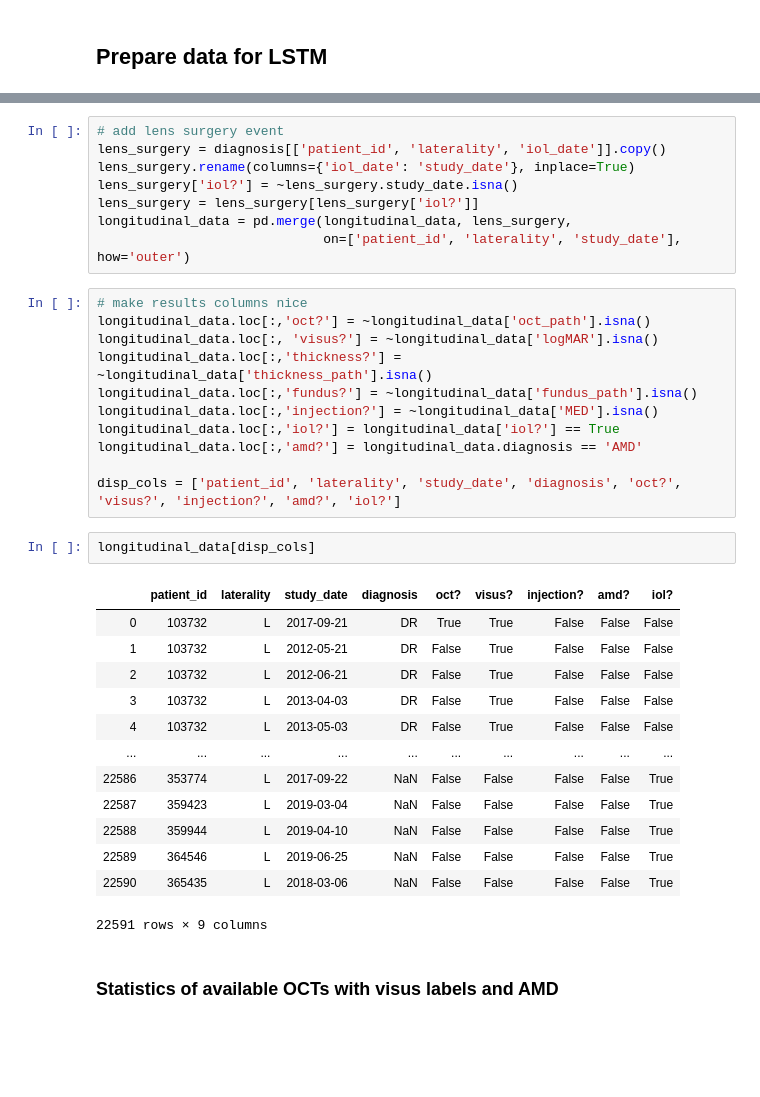
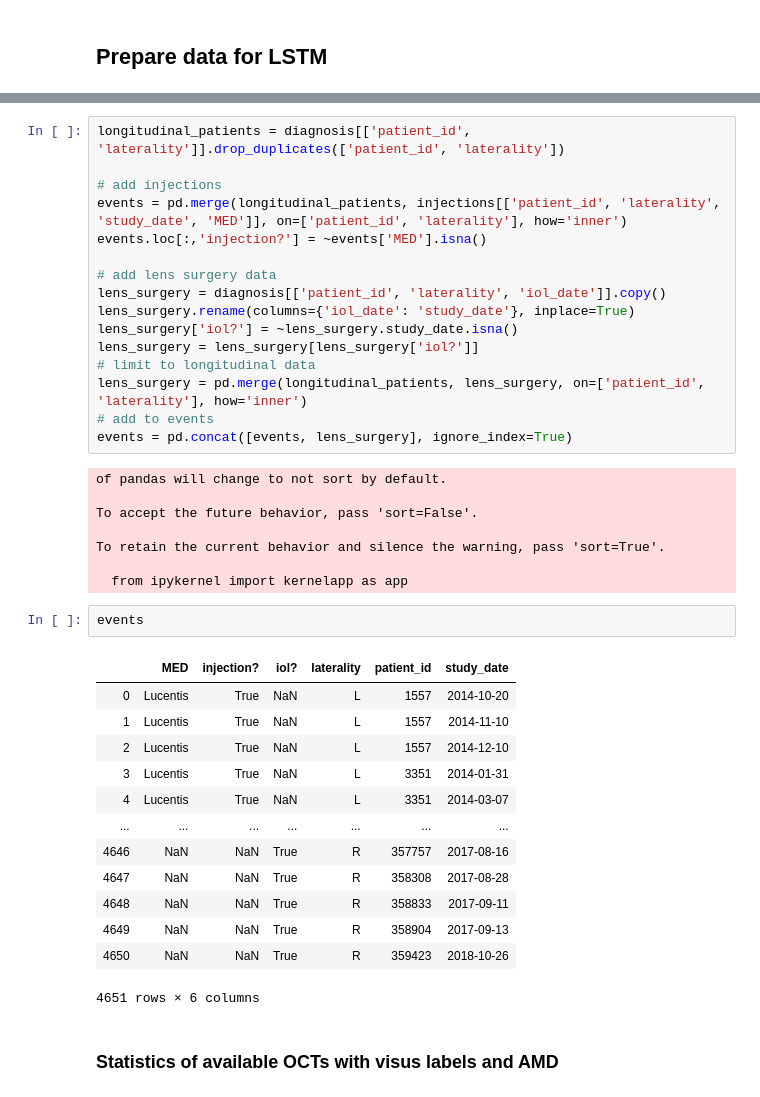
Before and after one commit to theislab/LODE, a Jupyter notebook: eye_clinic_general/dwh_tables_preprocessing/Preprocessing_02Match.ipynb, the cells around one changed output, grey strips where cells are left out. Drawn from its saved outputs; the diff is of its cells as text; blank space fills up the shorter version.

```diff
--- a/eye_clinic_general/dwh_tables_preprocessing/Preprocessing_02Match.ipynb
+++ b/eye_clinic_general/dwh_tables_preprocessing/Preprocessing_02Match.ipynb
@@ -126,37 +106,42 @@ longitudinal_data = pd.merge(merged, diagnosis[['patient_id', 'laterality', 'dia
 # %%
-# add lens surgery event
+longitudinal_patients = diagnosis[['patient_id', 'laterality']].drop_duplicates(['patient_id', 'laterality'])
+
+# add injections
+events = pd.merge(longitudinal_patients, injections[['patient_id', 'laterality', 'study_date', 'MED']], on=['patient_id', 'laterality'], how='inner')
+events.loc[:,'injection?'] = ~events['MED'].isna()
+
+# add lens surgery data
 lens_surgery = diagnosis[['patient_id', 'laterality', 'iol_date']].copy()
 lens_surgery.rename(columns={'iol_date': 'study_date'}, inplace=True)
 lens_surgery['iol?'] = ~lens_surgery.study_date.isna()
 lens_surgery = lens_surgery[lens_surgery['iol?']]
-longitudinal_data = pd.merge(longitudinal_data, lens_surgery,
-                             on=['patient_id', 'laterality', 'study_date'], how='outer')
+# limit to longitudinal data
+lens_surgery = pd.merge(longitudinal_patients, lens_surgery, on=['patient_id', 'laterality'], how='inner')
+# add to events
+events = pd.concat([events, lens_surgery], ignore_index=True)
+# %% [output]
+of pandas will change to not sort by default.
+
+To accept the future behavior, pass 'sort=False'.
+
+To retain the current behavior and silence the warning, pass 'sort=True'.
+
+  from ipykernel import kernelapp as app
-# %%
-# make results columns nice
-longitudinal_data.loc[:,'oct?'] = ~longitudinal_data['oct_path'].isna()
-longitudinal_data.loc[:, 'visus?'] = ~longitudinal_data['logMAR'].isna()
-longitudinal_data.loc[:,'thickness?'] = ~longitudinal_data['thickness_path'].isna()
-longitudinal_data.loc[:,'fundus?'] = ~longitudinal_data['fundus_path'].isna()
-longitudinal_data.loc[:,'injection?'] = ~longitudinal_data['MED'].isna()
-longitudinal_data.loc[:,'iol?'] = longitudinal_data['iol?'] == True
-longitudinal_data.loc[:,'amd?'] = longitudinal_data.diagnosis == 'AMD'
-
-disp_cols = ['patient_id', 'laterality', 'study_date', 'diagnosis', 'oct?', 'visus?', 'injection?', 'amd?', 'iol?']
-# %%
-longitudinal_data[disp_cols]
-# %% [output]
-|  | patient_id | laterality | study_date | diagnosis | oct? | visus? | injection? | amd? | iol? |
-| 0 | 103732 | L | 2017-09-21 | DR | True | True | False | False | False |
-| 1 | 103732 | L | 2012-05-21 | DR | False | True | False | False | False |
-| 2 | 103732 | L | 2012-06-21 | DR | False | True | False | False | False |
-| 3 | 103732 | L | 2013-04-03 | DR | False | True | False | False | False |
-| 4 | 103732 | L | 2013-05-03 | DR | False | True | False | False | False |
-| ... | ... | ... | ... | ... | ... | ... | ... | ... | ... |
-| 22586 | 353774 | L | 2017-09-22 | NaN | False | False | False | False | True |
-| 22587 | 359423 | L | 2019-03-04 | NaN | False | False | False | False | True |
-| 22588 | 359944 | L | 2019-04-10 | NaN | False | False | False | False | True |
-| 22589 | 364546 | L | 2019-06-25 | NaN | False | False | False | False | True |
-| 22590 | 365435 | L | 2018-03-06 | NaN | False | False | False | False | True |
-22591 rows × 9 columns
+# %%
+events
+# %% [output]
+|  | MED | injection? | iol? | laterality | patient_id | study_date |
+| 0 | Lucentis | True | NaN | L | 1557 | 2014-10-20 |
+| 1 | Lucentis | True | NaN | L | 1557 | 2014-11-10 |
+| 2 | Lucentis | True | NaN | L | 1557 | 2014-12-10 |
+| 3 | Lucentis | True | NaN | L | 3351 | 2014-01-31 |
+| 4 | Lucentis | True | NaN | L | 3351 | 2014-03-07 |
+| ... | ... | ... | ... | ... | ... | ... |
+| 4646 | NaN | NaN | True | R | 357757 | 2017-08-16 |
+| 4647 | NaN | NaN | True | R | 358308 | 2017-08-28 |
+| 4648 | NaN | NaN | True | R | 358833 | 2017-09-11 |
+| 4649 | NaN | NaN | True | R | 358904 | 2017-09-13 |
+| 4650 | NaN | NaN | True | R | 359423 | 2018-10-26 |
+4651 rows × 6 columns
 # %% [markdown]
 ### Statistics of available OCTs with visus labels and AMD
```
Also changed, not shown: parts of 19 cells of this notebook, 2 other files.
